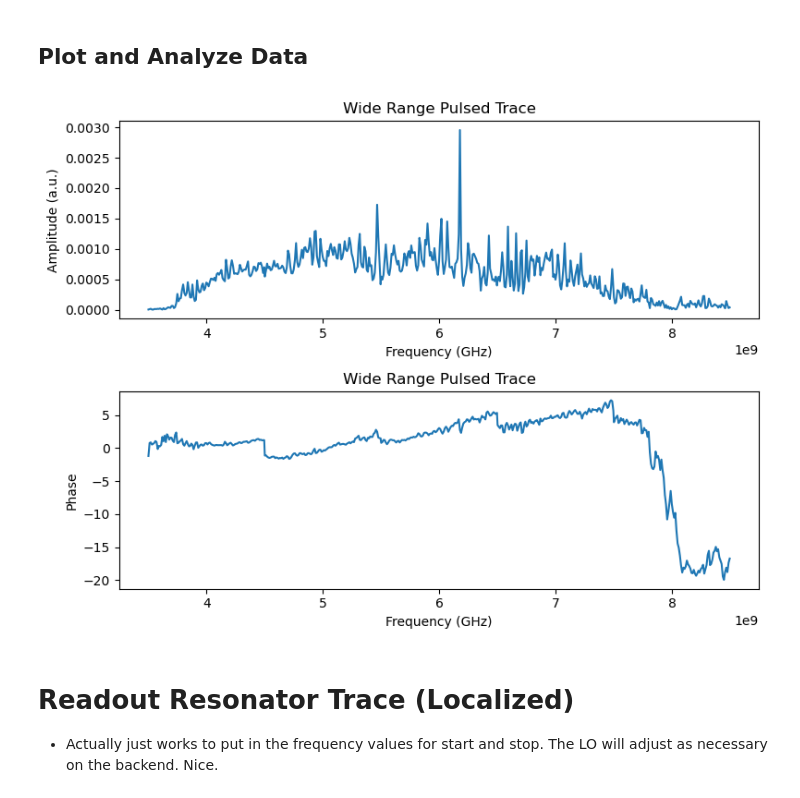
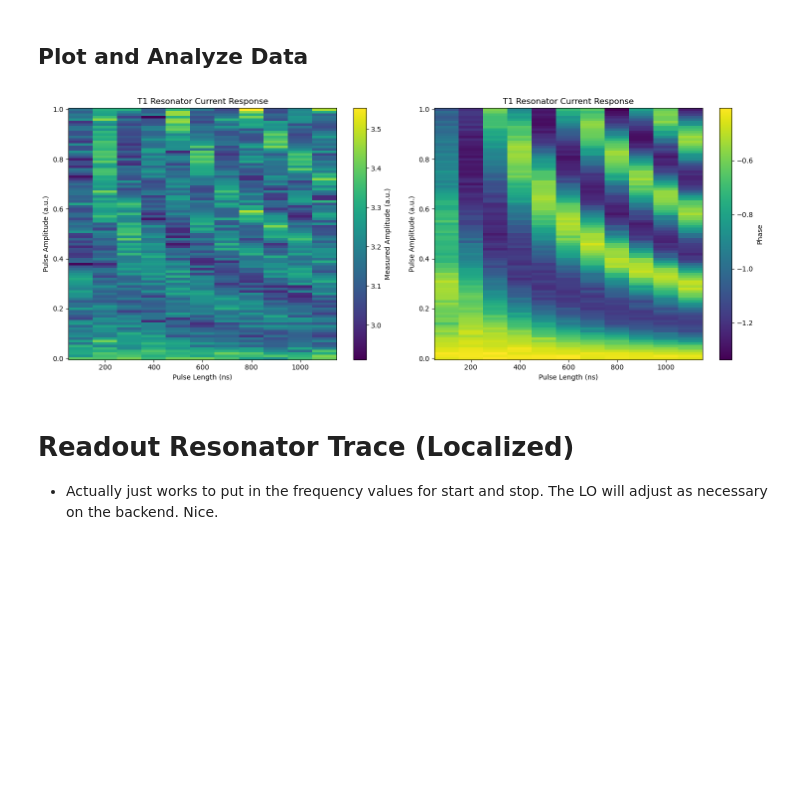
Before and after one commit to SciGeek2000/ZIScripts, a Jupyter notebook: LabOneQ/ZI_Control_Main.ipynb, the cells around one changed output. Saved outputs shown, nothing was run; the diff lists cells and outputs as text; code cells hidden in the pictures; blank space fills up the shorter version.

```diff
--- a/LabOneQ/ZI_Control_Main.ipynb
+++ b/LabOneQ/ZI_Control_Main.ipynb
@@ -817,21 +790,32 @@ for lo in lo_array:
-# %%
-# For plotting current vs single resonator point
-IQ_data = my_acquired_results.data.ravel()
-amplitude = np.abs(IQ_data)
-phase = adjust_phase(IQ_data, freqs, qubit.parameters.readout_integration_delay)
-
-fig, ax = plt.subplots(2,1, figsize=(8,6))
-ax[0].plot(freqs, amplitude)
-ax[0].set_title('Wide Range Pulsed Trace')
-ax[0].set_xlabel('Frequency (GHz)')
-ax[0].set_ylabel('Amplitude (a.u.)')
-ax[1].plot(freqs, phase)
-ax[1].set_title('Wide Range Pulsed Trace')
-ax[1].set_xlabel('Frequency (GHz)')
-ax[1].set_ylabel('Phase')
-fig.tight_layout()
-# %% [output]
-[figure, removed]
+# %%
+pulse_amplitude = my_acquired_results.axis[0]
+pulse_length = my_acquired_results.axis[1]
+IQ_data = my_acquired_results.data
+amplitude = np.abs(IQ_data)
+phase = np.angle(IQ_data)
+
+fig, ax = plt.subplots(1,2, figsize=(15,6))
+cmap0 = ax[0].pcolor(pulse_length*1e9,
+    pulse_amplitude,
+    amplitude,
+    shading='nearest')
+ax[0].set_title(f'{qubit.uid} Resonator Current Response')
+ax[0].set_xlabel('Pulse Length (ns)')
+ax[0].set_ylabel('Pulse Amplitude (a.u.)')
+cmap1 = ax[1].pcolor(pulse_length*1e9,
+    pulse_amplitude,
+    phase,
+    shading='nearest',)
+cbar0 = fig.colorbar(cmap0, ax=ax[0],)
+cbar1 = fig.colorbar(cmap1, ax=ax[1])
+cbar0.set_label('Measured Amplitude (a.u.)')
+cbar1.set_label('Phase')
+ax[1].set_title(f'{qubit.uid} Resonator Current Response')
+ax[1].set_xlabel('Pulse Length (ns)')
+ax[1].set_ylabel('Pulse Amplitude (a.u.)')
+fig.tight_layout()
+# %% [output]
+[figure, added]
 # %% [markdown]
 # Readout Resonator Trace (Localized)
 - Actually just works to put in the frequency values for start and stop. The LO will adjust as necessary on the backend. Nice.
```
Also changed, not shown: parts of 19 cells of this notebook, 2 other files.
